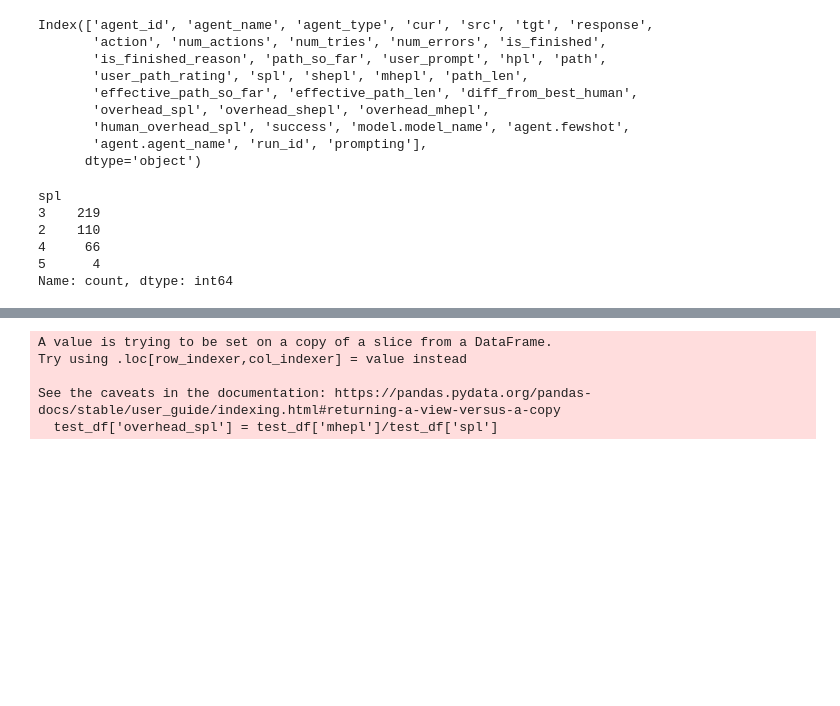
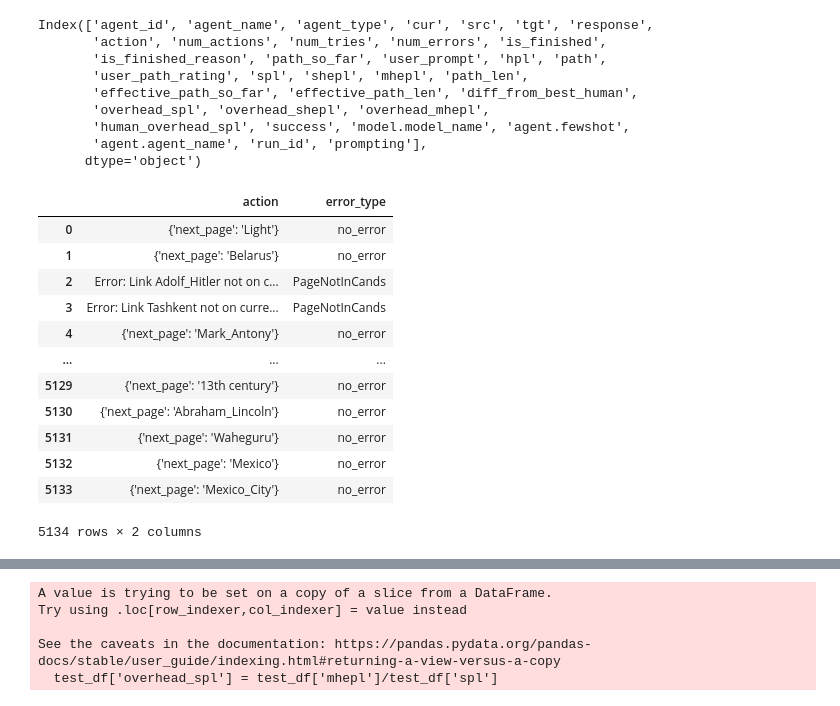
Before and after one commit to au-clan/WikiAgent, a Jupyter notebook: src/notebooks/data_analysis.ipynb, the cells around one changed output, grey strips where cells are left out. Saved outputs shown, nothing was run; the diff lists cells and outputs as text; code cells hidden in the pictures; blank space fills up the shorter version.

```diff
--- a/src/notebooks/data_analysis.ipynb
+++ b/src/notebooks/data_analysis.ipynb
@@ -154,14 +161,25 @@ Index(['agent_id', 'agent_name', 'agent_type', 'cur', 'src', 'tgt', 'response',
        'agent.agent_name', 'run_id', 'prompting'],
       dtype='object')
 # %%
-all_runs_df[(all_runs_df['model.model_name'] == 'meta-llama/Llama-2-7b-chat-hf') & (all_runs_df['agent.fewshot']==1)].query('is_finished==True')['spl'].value_counts()
+all_runs_df[
+    (all_runs_df['model.model_name'] == 'meta-llama/Llama-2-7b-chat-hf') &
+    (all_runs_df['prompting'] == 'Act_linkclick_unconstrained')
+
+][['action', 'error_type']]
 # %% [output]
+|  | action | error_type |
+| 0 | {'next_page': 'Light'} | no_error |
+| 1 | {'next_page': 'Belarus'} | no_error |
+| 2 | Error: Link Adolf_Hitler not on c... | PageNotInCands |
+| 3 | Error: Link Tashkent not on curre... | PageNotInCands |
+| 4 | {'next_page': 'Mark_Antony'} | no_error |
+| ... | ... | ... |
+| 5129 | {'next_page': '13th century'} | no_error |
+| 5130 | {'next_page': 'Abraham_Lincoln'} | no_error |
+| 5131 | {'next_page': 'Waheguru'} | no_error |
+| 5132 | {'next_page': 'Mexico'} | no_error |
+| 5133 | {'next_page': 'Mexico_City'} | no_error |
-spl
-3    219
-2    110
-4     66
-5      4
-Name: count, dtype: int64
+5134 rows × 2 columns
 # %%
 # all_runs_df has the columns: 'agent_id', 'agent_type', 'cur', 'src', 'tgt', 'response', 'action','num_actions', 'num_tries', 'num_errors', 'is_finished','is_finished_reason', 'path_so_far', 'user_prompt', 'hpl', 'path','user_path_rating', 'spl', 'path_len', 'effective_path_len','diff_from_best_human', 'diff_from_spl', 'success', 'model.model_name','agent.fewshot', 'run_id'
 
```
Also changed, not shown: parts of 4 cells of this notebook, 38 other files.
